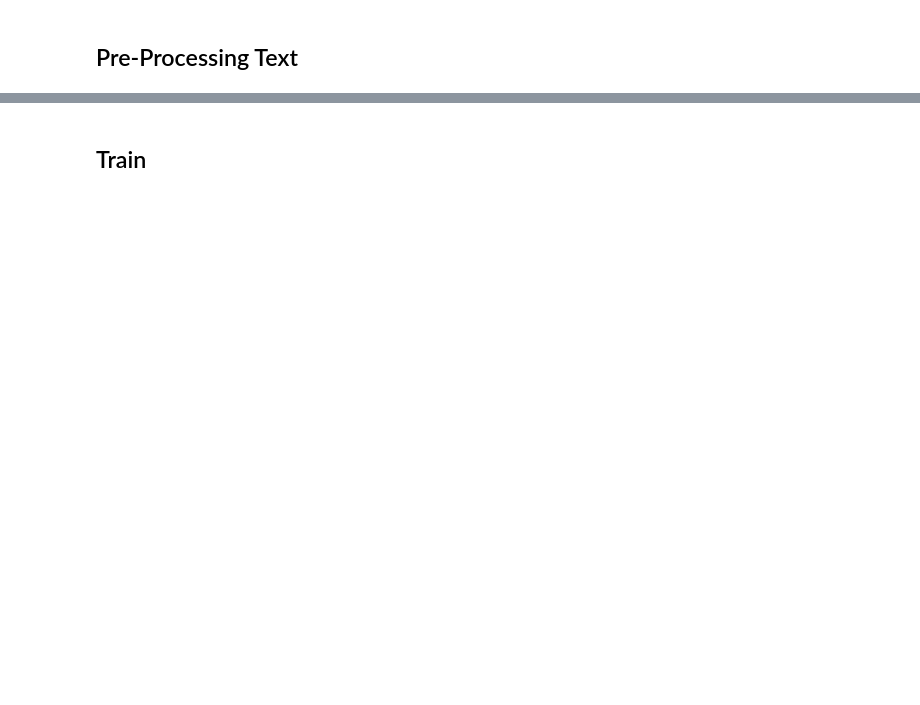
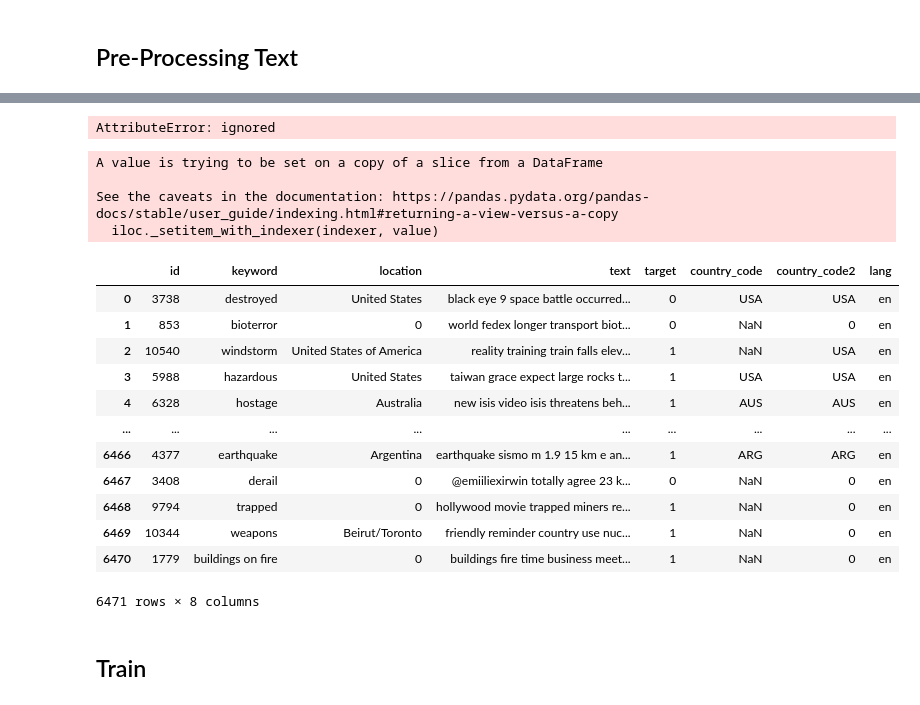
Before and after one commit to alexerne-git/ML-Zoom, a Jupyter notebook: Code/Projet ML.ipynb, the cells around one changed output, grey strips where cells are left out. Saved outputs shown, nothing was run; the diff lists cells and outputs as text; code cells hidden in the pictures; blank space fills up the shorter version.

```diff
--- a/Code/Projet ML.ipynb
+++ b/Code/Projet ML.ipynb
@@ -196,29 +439,79 @@ import en_core_web_sm
+# %%
+import re
+
+def clean_text(x):
+  x = x.lower()
+  x = ' '.join([word for word in x.split(' ') if word not in stop_words])
+  x = x.encode('ascii', 'ignore').decode() #Ascii probleme
+  x = re.sub(r'https*\S+', ' ', x) #https site
+  x = re.sub(r'@\S+', ' ', x)
+  x = re.sub(r'#\S+', ' ', x) #remove #
+  x = re.sub(r'\'\w+', '', x)
+  x = re.sub('[%s]' % re.escape(string.punctuation), ' ', x)
+  x = re.sub(r'\w*\d+\w*', '', x)
+  x = re.sub(r'\s{2,}', ' ', x)
+  return x
+
+
+
+train_test["text"]=train_test.text.apply(cleaning)
+# %% [output]
+AttributeError: ignored
 # %%
 # Load English language model
-sp = en_core_web_sm.load()
+sp = spacy.load('en_core_web_sm')
 message= str(train["text"])
 my_word= sp(message)
 stop_words = spacy.lang.en.stop_words.STOP_WORDS
 punctuations = string.punctuation
-# Create tokenizer function
+
+
+# Create tokenizer function: Lemmatize, punctuation, removestop words
 
 def spacy_tokenizer(sentence):
     # Create token object, which is used to create documents with linguistic annotations.
     mytokens = sp(sentence)
 
     # Lemmatize each token and convert each token into lowercase
     mytokens = [ word.lemma_.lower().strip() and word.lower_ for word in mytokens ]
 
     # Remove stop words and punctuation
     mytokens = [ word for word in mytokens if word not in stop_words and word not in punctuations ]
 
+    #stemming:
+
+
     # Return preprocessed list of tokens
     return mytokens
 
 
-for i in range(len(train["text"])):
-  train["text"].iloc[i]=" ".join(spacy_tokenizer(train["text"].iloc[i]))
 
-# train
+
+##Peut être essayer avec toutes les langues:
+
+
+
+for i in range(len(train_test["text"])):
+  train_test["text"].iloc[i]=" ".join(spacy_tokenizer(train_test["text"].iloc[i]))
+
+train
+# %% [output]
+A value is trying to be set on a copy of a slice from a DataFrame
+
+See the caveats in the documentation: https://pandas.pydata.org/pandas-docs/stable/user_guide/indexing.html#returning-a-view-versus-a-copy
+  iloc._setitem_with_indexer(indexer, value)
+|  | id | keyword | location | text | target | country_code | country_code2 | lang |
+| 0 | 3738 | destroyed | United States | black eye 9 space battle occurred... | 0 | USA | USA | en |
+| 1 | 853 | bioterror | 0 | world fedex longer transport biot... | 0 | NaN | 0 | en |
+| 2 | 10540 | windstorm | United States of America | reality training train falls elev... | 1 | NaN | USA | en |
+| 3 | 5988 | hazardous | United States | taiwan grace expect large rocks t... | 1 | USA | USA | en |
+| 4 | 6328 | hostage | Australia | new isis video isis threatens beh... | 1 | AUS | AUS | en |
+| ... | ... | ... | ... | ... | ... | ... | ... | ... |
+| 6466 | 4377 | earthquake | Argentina | earthquake sismo m 1.9 15 km e an... | 1 | ARG | ARG | en |
+| 6467 | 3408 | derail | 0 | @emiiliexirwin totally agree 23 k... | 0 | NaN | 0 | en |
+| 6468 | 9794 | trapped | 0 | hollywood movie trapped miners re... | 1 | NaN | 0 | en |
+| 6469 | 10344 | weapons | Beirut/Toronto | friendly reminder country use nuc... | 1 | NaN | 0 | en |
+| 6470 | 1779 | buildings on fire | 0 | buildings fire time business meet... | 1 | NaN | 0 | en |
+6471 rows × 8 columns
 # %% [markdown]
 ## Train
```
Also changed, not shown: parts of 29 cells of this notebook, 1 other file.
